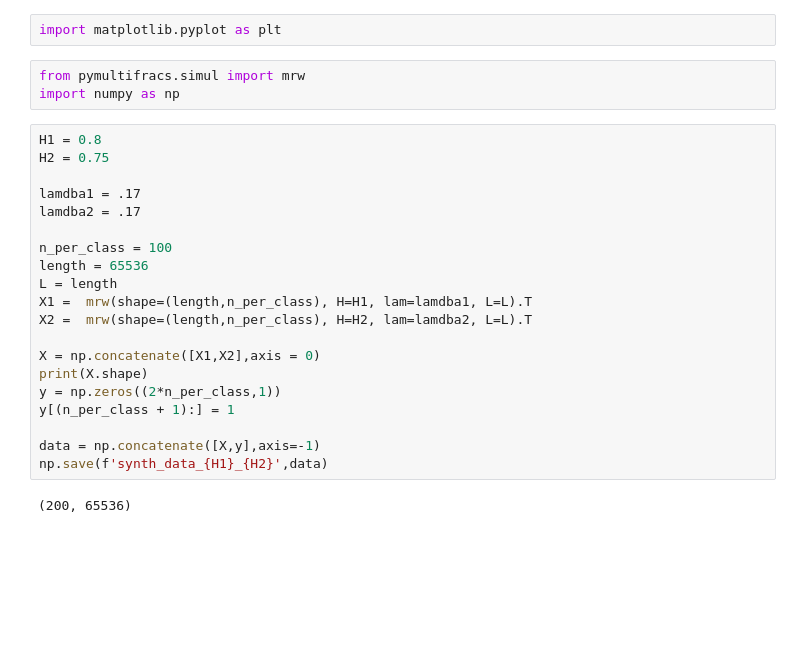
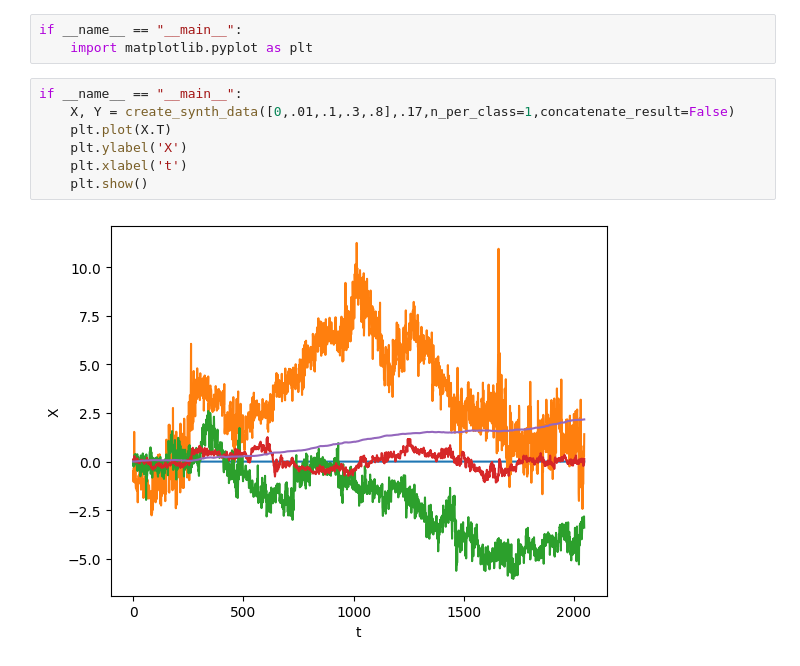
Before and after one commit to AntN21/bits2beat-tests, a Jupyter notebook: draft/prep_synth_data.ipynb, the cells around one changed output. Saved outputs shown, nothing was run; the diff lists cells and outputs as text; blank space fills up the shorter version.

Commit message:
prep_synth_data

```diff
--- a/draft/prep_synth_data.ipynb
+++ b/draft/prep_synth_data.ipynb
@@ -1,27 +29,12 @@
 # %%
-import matplotlib.pyplot as plt
+if __name__ == "__main__":
+    import matplotlib.pyplot as plt
-# %%
-from pymultifracs.simul import mrw
-import numpy as np
-# %%
-H1 = 0.8
-H2 = 0.75
-
-lamdba1 = .17
-lamdba2 = .17
-
-n_per_class = 100
-length = 65536
-L = length
-X1 =  mrw(shape=(length,n_per_class), H=H1, lam=lamdba1, L=L).T
-X2 =  mrw(shape=(length,n_per_class), H=H2, lam=lamdba2, L=L).T
-
-X = np.concatenate([X1,X2],axis = 0)
-print(X.shape)
-y = np.zeros((2*n_per_class,1))
-y[(n_per_class + 1):] = 1
-
-data = np.concatenate([X,y],axis=-1)
-np.save(f'synth_data_{H1}_{H2}',data)
-# %% [output]
-(200, 65536)
+# %%
+if __name__ == "__main__":
+    X, Y = create_synth_data([0,.01,.1,.3,.8],.17,n_per_class=1,concatenate_result=False)
+    plt.plot(X.T)
+    plt.ylabel('X')
+    plt.xlabel('t')
+    plt.show()
+# %% [output]
+[figure, added]
```
Also changed, not shown: parts of 7 cells of this notebook, 1 other file.
